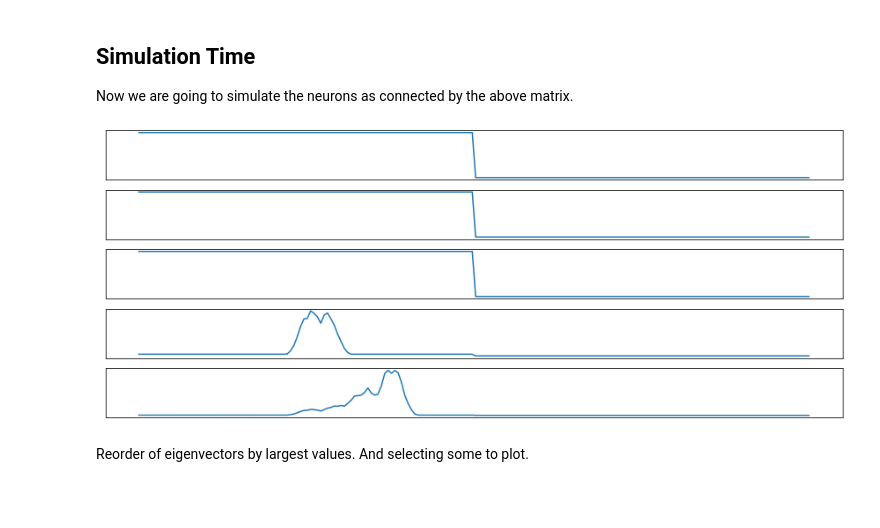
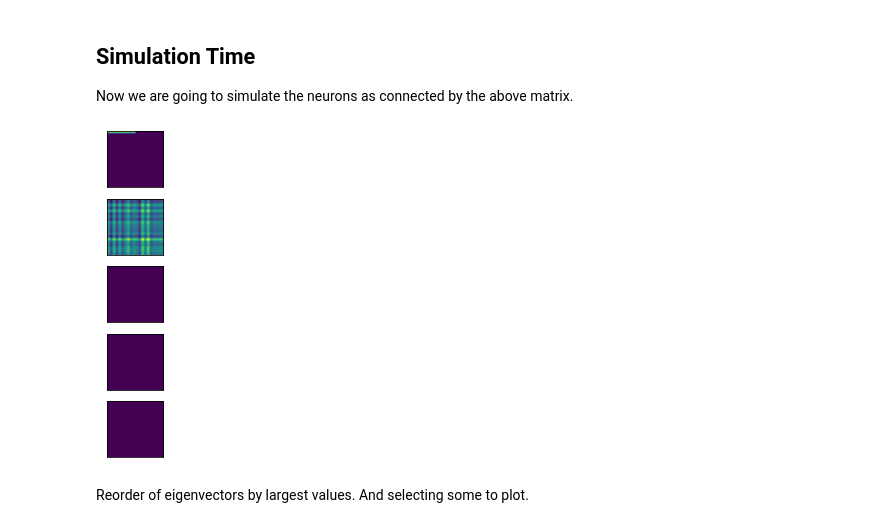
Before and after one commit to mdd423/anderson_project, a Jupyter notebook: notebooks/03-2d_grid_model.ipynb, the cells around one changed output. Cells and saved outputs as stored; diff of their text form; code cells hidden in the pictures; blank space fills up the shorter version.

```diff
--- a/notebooks/03-2d_grid_model.ipynb
+++ b/notebooks/03-2d_grid_model.ipynb
@@ -85,18 +93,18 @@ results = integrate.odeint(neurons,r0,tspace)
 # %%
 # n_imgs = 3
 times_indices = [0,10,20,30,40]
 
 fig, axs = plt.subplots(len(times_indices),figsize=(3*len(times_indices),6))
 # metrics = np.zeros((len(kernels),*image.shape))
 for index,img_i in enumerate(times_indices):
 
-    axs[index].plot(results[img_i,...].reshape(N,N))
+    axs[index].imshow(results[img_i,...].reshape(N,N))
     axs[index].set_xticks([])
     axs[index].set_yticks([])
 
 plt.show()
 # %% [output]
-[figure, old version]
+[figure, new version]
 # %% [markdown]
 Reorder of eigenvectors by largest values. And selecting some to plot.
 # %%
```
Also changed, not shown: parts of 6 cells of this notebook.
